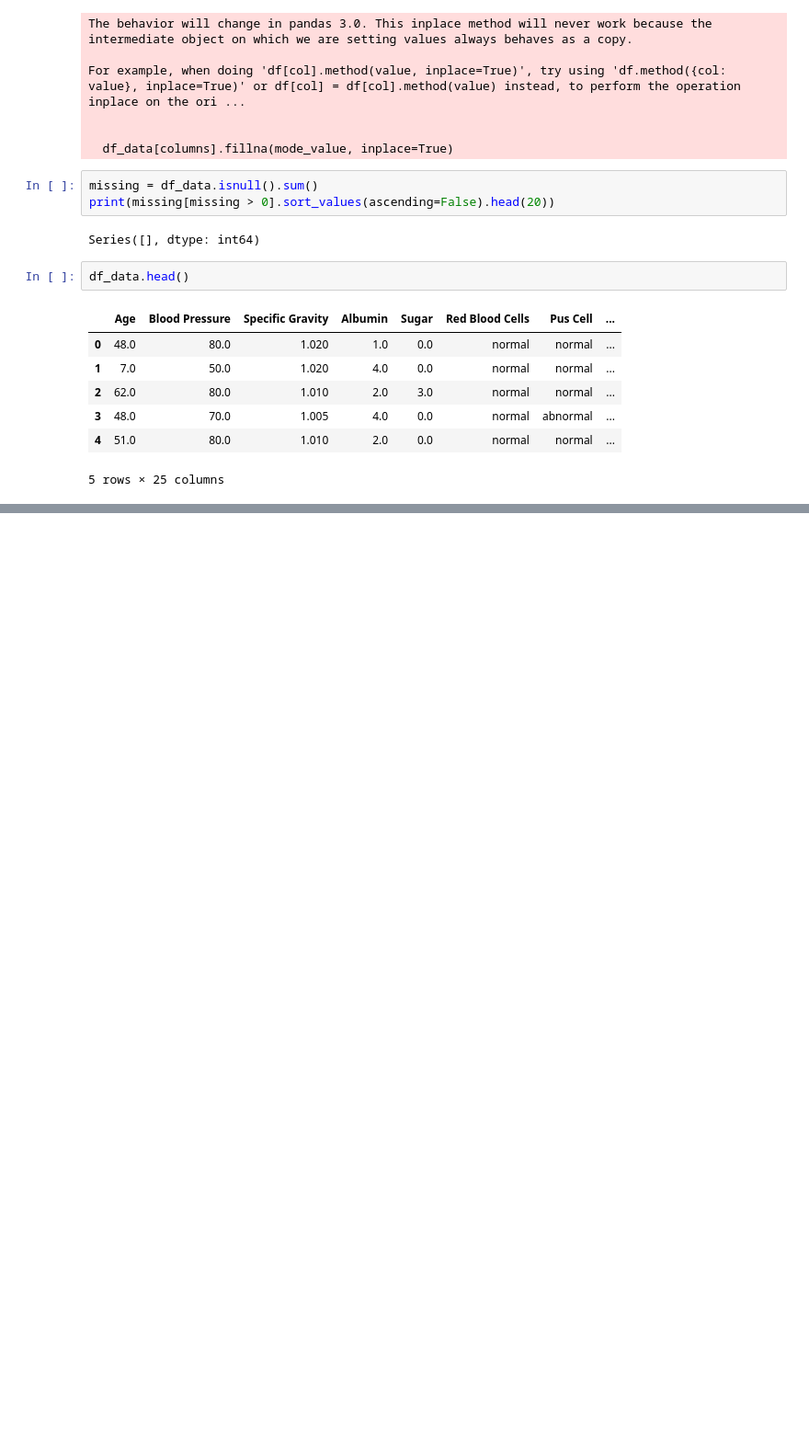
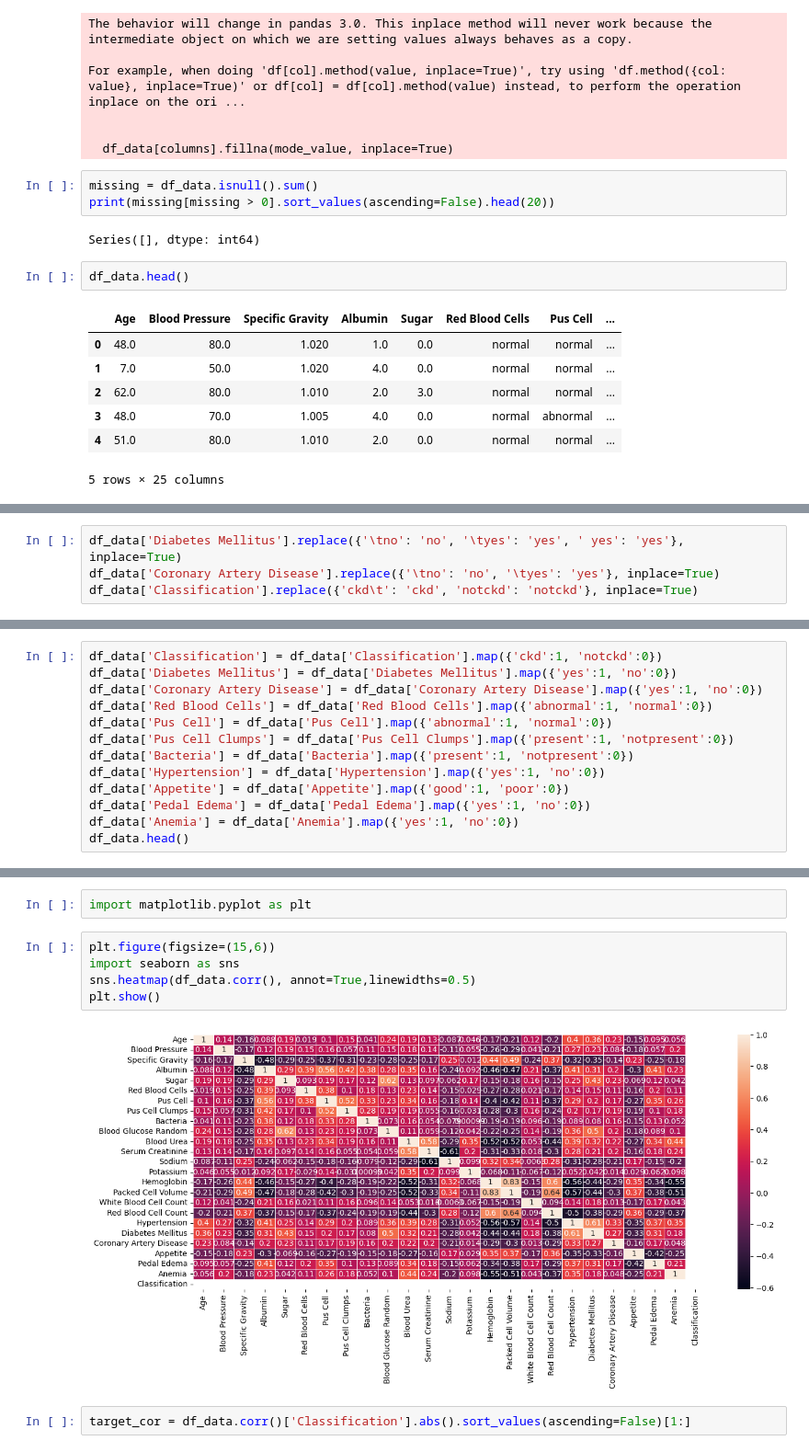
Before and after one commit to Shylesh1640/Python-Learnings, a Jupyter notebook: kidney_disease/kideny_disease.ipynb, the cells around one changed output, grey strips where cells are left out. Shown at 92% size. Cells and saved outputs as stored; diff of their text form; blank space fills up the shorter version.

```diff
--- a/kidney_disease/kideny_disease.ipynb
+++ b/kidney_disease/kideny_disease.ipynb
@@ -206,0 +214,4 @@ df_data.head()
+# %%
+df_data['Diabetes Mellitus'].replace({'\tno': 'no', '\tyes': 'yes', ' yes': 'yes'}, inplace=True)
+df_data['Coronary Artery Disease'].replace({'\tno': 'no', '\tyes': 'yes'}, inplace=True)
+df_data['Classification'].replace({'ckd\t': 'ckd', 'notckd': 'notckd'}, inplace=True)
@@ -206,0 +235,13 @@ df_data.head()
+# %%
+df_data['Classification'] = df_data['Classification'].map({'ckd':1, 'notckd':0})
+df_data['Diabetes Mellitus'] = df_data['Diabetes Mellitus'].map({'yes':1, 'no':0})
+df_data['Coronary Artery Disease'] = df_data['Coronary Artery Disease'].map({'yes':1, 'no':0})
+df_data['Red Blood Cells'] = df_data['Red Blood Cells'].map({'abnormal':1, 'normal':0})
+df_data['Pus Cell'] = df_data['Pus Cell'].map({'abnormal':1, 'normal':0})
+df_data['Pus Cell Clumps'] = df_data['Pus Cell Clumps'].map({'present':1, 'notpresent':0})
+df_data['Bacteria'] = df_data['Bacteria'].map({'present':1, 'notpresent':0})
+df_data['Hypertension'] = df_data['Hypertension'].map({'yes':1, 'no':0})
+df_data['Appetite'] = df_data['Appetite'].map({'good':1, 'poor':0})
+df_data['Pedal Edema'] = df_data['Pedal Edema'].map({'yes':1, 'no':0})
+df_data['Anemia'] = df_data['Anemia'].map({'yes':1, 'no':0})
+df_data.head()
@@ -206,0 +256,11 @@ df_data.head()
+# %%
+import matplotlib.pyplot as plt
+# %%
+plt.figure(figsize=(15,6))
+import seaborn as sns
+sns.heatmap(df_data.corr(), annot=True,linewidths=0.5)
+plt.show()
+# %% [output]
+[figure, added]
+# %%
+target_cor = df_data.corr()['Classification'].abs().sort_values(ascending=False)[1:]
```
Also changed, not shown: parts of 10 cells of this notebook.
